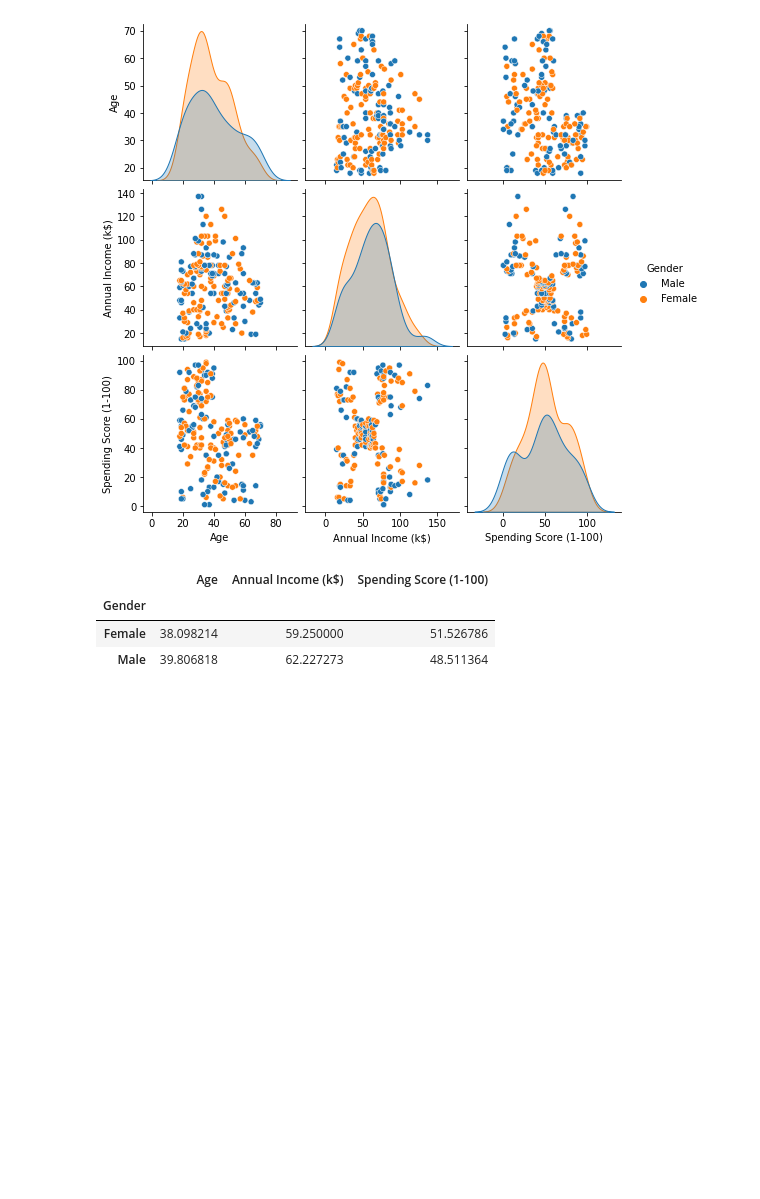
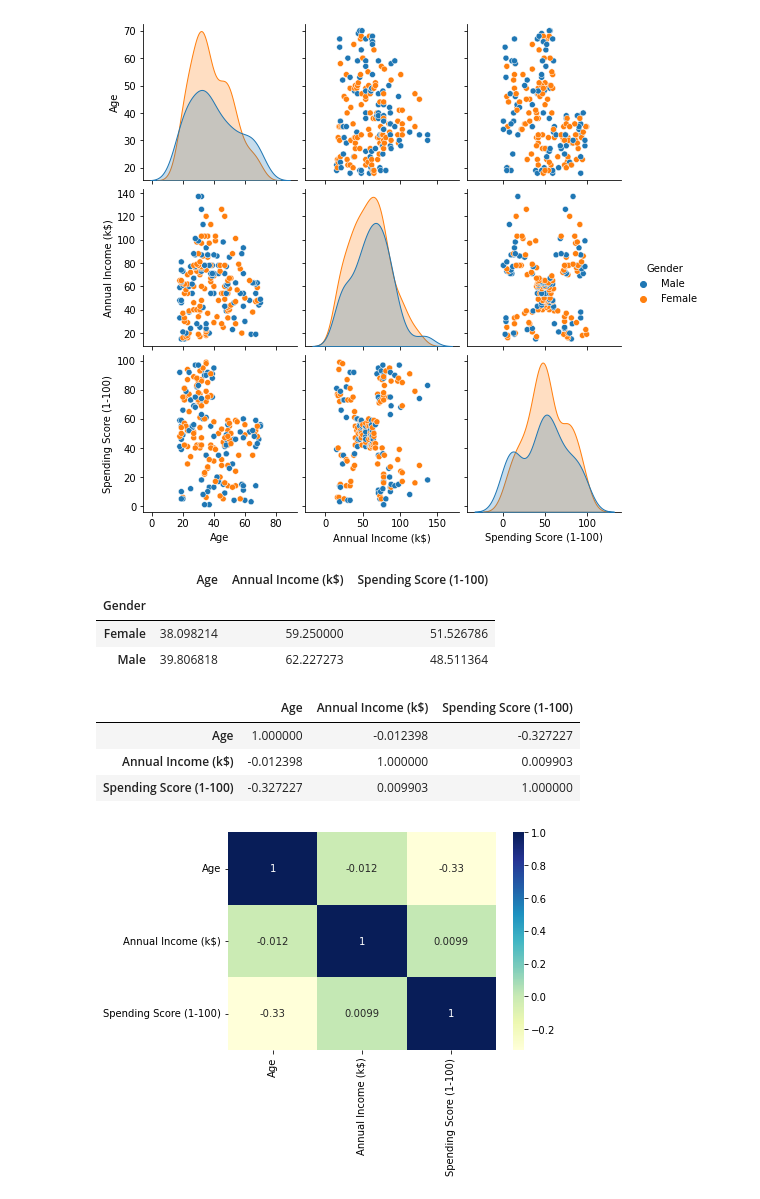
Before and after one commit to drigger091/Customer_segmentation-with-python, a Jupyter notebook: main.ipynb, the cells around one changed output. Saved outputs shown, nothing was run; the diff lists cells and outputs as text; code cells hidden in the pictures; blank space fills up the shorter version.

```diff
--- a/main.ipynb
+++ b/main.ipynb
@@ -140,8 +140,8 @@ sns.scatterplot(data= df,x= 'Annual Income (k$)',y ='Spending Score (1-100)')
 # %% [markdown]
 # There are bivariate clustering as we can see in the data
 # %%
-df1 = df.drop('CustomerID',axis= 1)
-sns.pairplot(df1,hue= "Gender")
+df = df.drop('CustomerID',axis= 1)
+sns.pairplot(df,hue= "Gender")
 # %% [output]
 <seaborn.axisgrid.PairGrid at 0x...>
 [figure]
@@ -155,3 +155,19 @@ df1.groupby(["Gender"])[ 'Age', 'Annual Income (k$)',
 | Gender |  |  |  |
 | Female | 38.098214 | 59.250000 | 51.526786 |
 | Male | 39.806818 | 62.227273 | 48.511364 |
+# %%
+#finding the correlation
+
+df.corr()
+# %% [output]
+|  | Age | Annual Income (k$) | Spending Score (1-100) |
+| Age | 1.000000 | -0.012398 | -0.327227 |
+| Annual Income (k$) | -0.012398 | 1.000000 | 0.009903 |
+| Spending Score (1-100) | -0.327227 | 0.009903 | 1.000000 |
+# %%
+#creating a heat map for better reprsentation
+corr = df.corr()
+sns.heatmap(corr,cmap= "YlGnBu",annot= True)
+plt.show()
+# %% [output]
+[figure, added]
```
Also changed, not shown: parts of 12 cells of this notebook.
